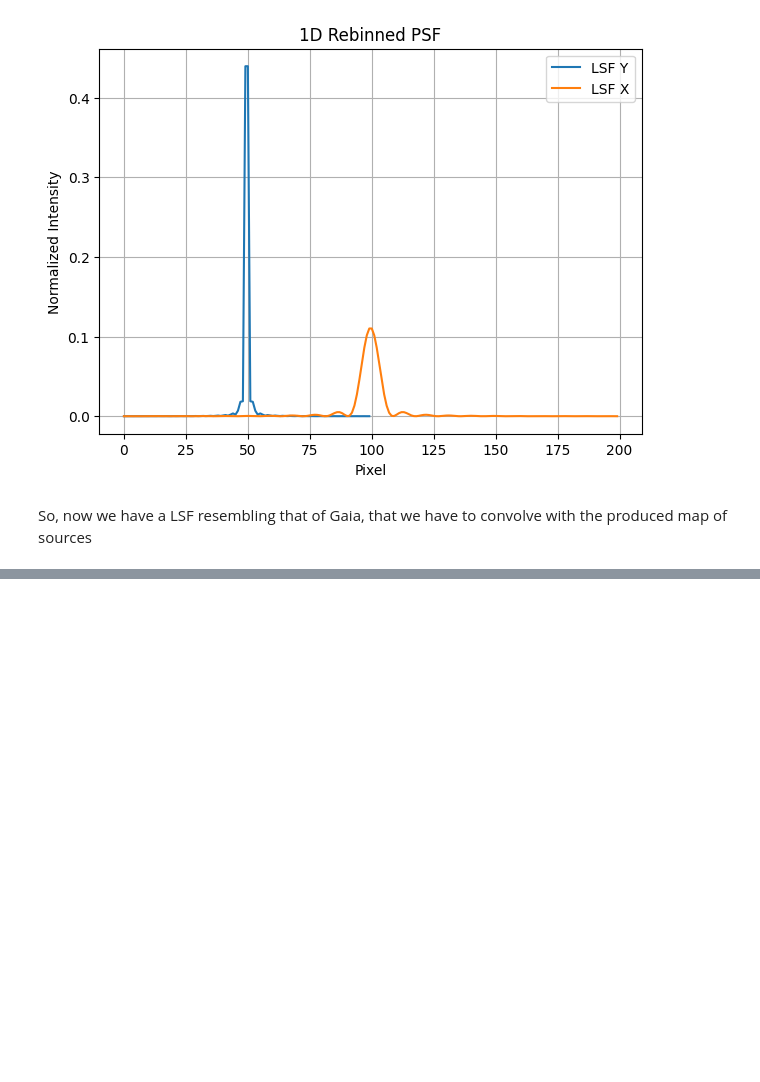
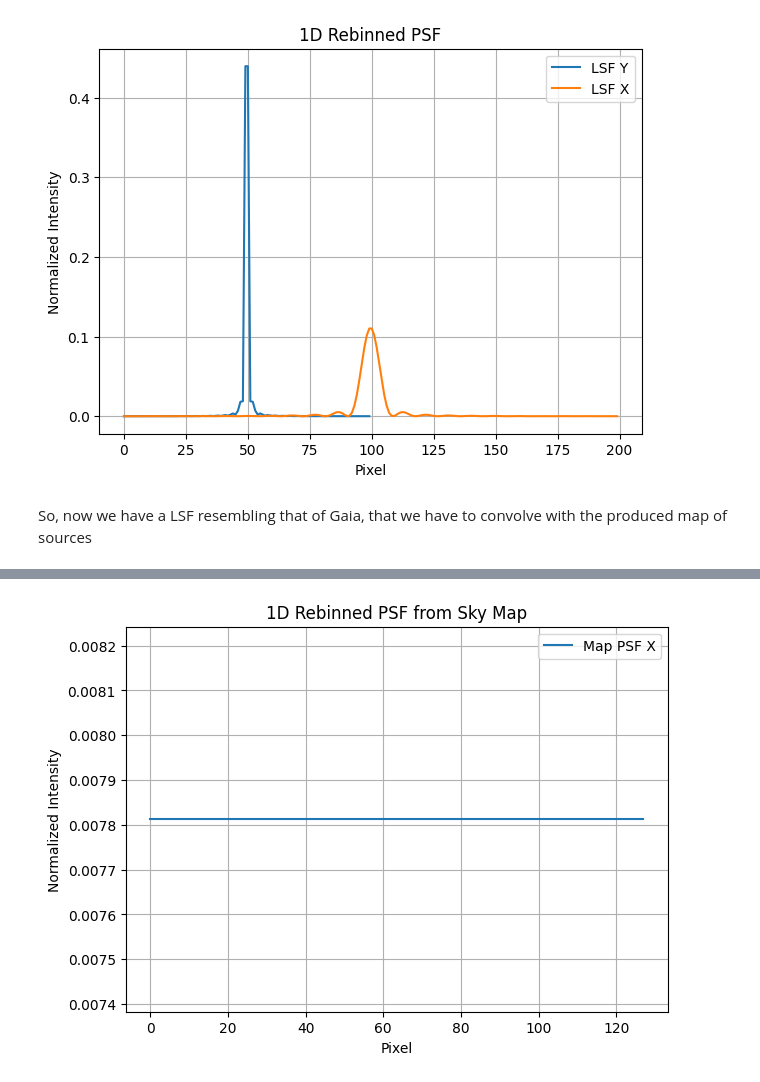
Before and after one commit to pietroferraiuolo/BINCAT, a Jupyter notebook: 01-psf-simulation.ipynb, the cells around one changed output, grey strips where cells are left out. Drawn from its saved outputs; the diff is of its cells as text; code cells hidden in the pictures; blank space fills up the shorter version.

```diff
--- a/01-psf-simulation.ipynb
+++ b/01-psf-simulation.ipynb
@@ -220,0 +117,16 @@ ValueError: setting an array element with a sequence.
+# %%
+map_psf_x = np.sum(map, axis=0)  # or axis=1, depending on scan direction
+map_psf_x /= np.sum(map_psf_x)  # normalize
+map_psf_y = np.sum(map, axis=1)  # or axis=0, depending on scan direction
+map_psf_y /= np.sum(map_psf_y)  # normalize
+plt.figure(figsize=(7, 5))
+plt.title('1D Rebinned PSF from Sky Map')
+plt.plot(map_psf_x, label='Map PSF X')
+##plt.plot(map_psf_y, label='Map PSF Y')
+plt.legend()
+plt.xlabel('Pixel')
+plt.ylabel('Normalized Intensity')
+plt.grid()
+plt.show()
+# %% [output]
+[figure, added]
```
Also changed, not shown: parts of 20 cells of this notebook, 1 other file.
